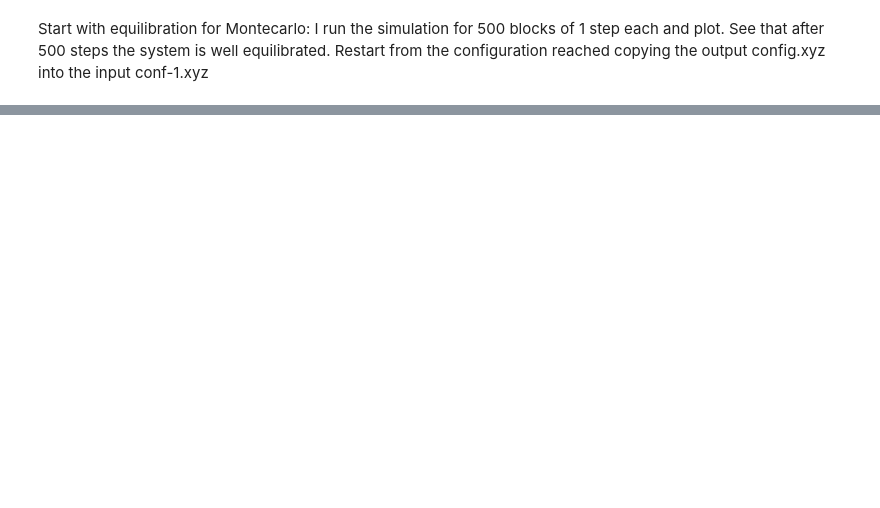
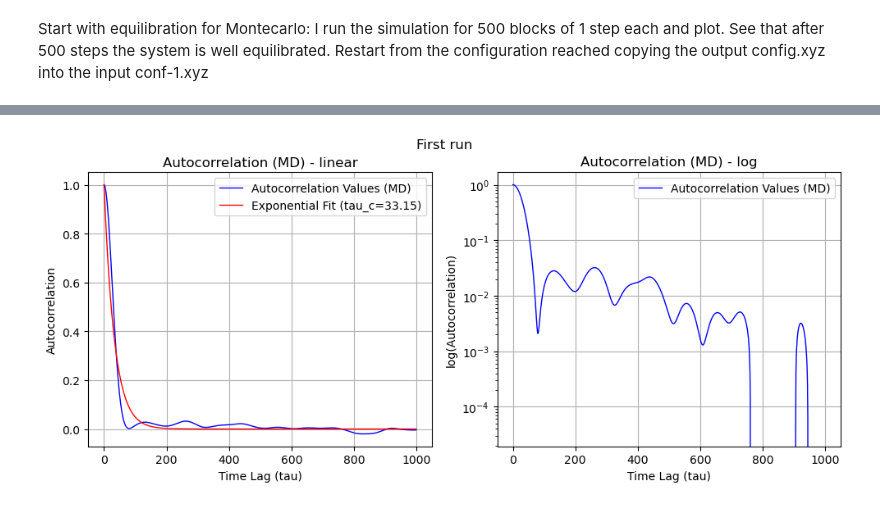
Before and after one commit to giuliagogna/NumericalSimulationLaboratory, a Jupyter notebook: Lab07/analysis7.ipynb, the cells around one changed output, grey strips where cells are left out. Cells and saved outputs as stored; diff of their text form; code cells hidden in the pictures; blank space fills up the shorter version.

Commit message:
Finish exercise 7, first complete draft of notebook

```diff
--- a/Lab07/analysis7.ipynb
+++ b/Lab07/analysis7.ipynb
@@ -8,0 +116,38 @@ Start with equilibration for Montecarlo: I run the simulation for 500 blocks of
+# %%
+path_MD = "NSL_SIMULATOR/OUTPUT/BACKUP/EX7_2/MD/"
+_, potential_energy_MD, _, _ = np.loadtxt(path_MD + "potential_energy_MD.dat", unpack=True)
+# %%
+tau = np.arange(0, 1000, 1)
+autocorr_values = [autocorrelation(potential_energy_MD, t) for t in tau]
+
+# Perform the exponential fit knowing it is going to fail
+popt, pcov = curve_fit(exponential_decay, tau, autocorr_values)
+tau_c = popt[0]
+# %%
+plt.figure(figsize=(10, 12))
+
+plt.suptitle('First run')
+
+plt.subplot(3, 2, 1)
+plt.plot(tau, autocorr_values, color='blue', linewidth=1, label="Autocorrelation Values (MD)")
+plt.plot(tau, exponential_decay(tau, tau_c), color='red', linewidth=1, label=f"Exponential Fit (tau_c={tau_c:.2f})")
+plt.xlabel("Time Lag (tau)")
+plt.ylabel("Autocorrelation")
+plt.title("Autocorrelation (MD) - linear")
+plt.legend()
+plt.grid(True)
+
+plt.subplot(3, 2, 2)
+plt.plot(tau, autocorr_values, color='blue', linewidth=1, label="Autocorrelation Values (MD)")
+#plt.plot(tau, exponential_decay(tau, tau_c), color='red', linewidth=1, label=f"Exponential Fit (tau_c={tau_c:.2f})")
+plt.yscale('log')
+plt.xlabel("Time Lag (tau)")
+plt.ylabel("log(Autocorrelation)")
+plt.title("Autocorrelation (MD) - log")
+plt.legend()
+plt.grid(True)
+
+plt.tight_layout()
+plt.show()
+# %% [output]
+[figure, added]
```
Also changed, not shown: parts of 72 cells of this notebook, 48 other files.
